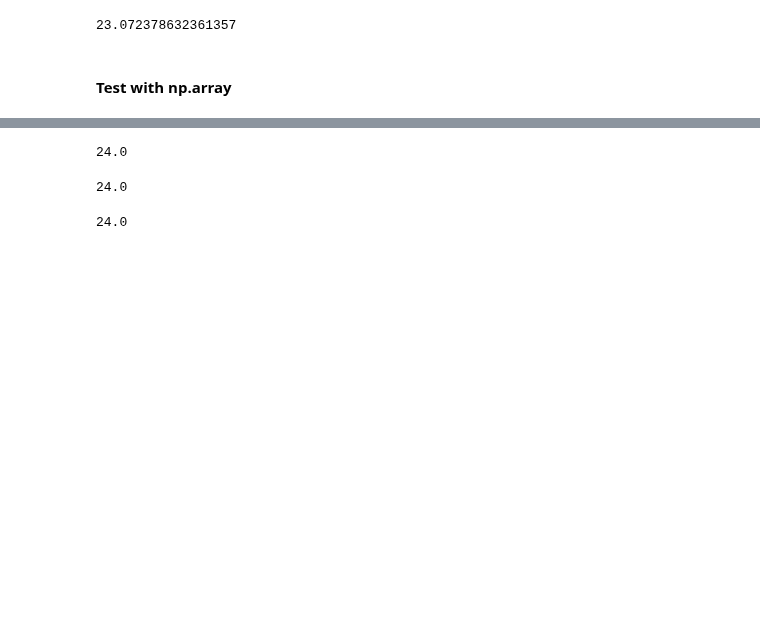
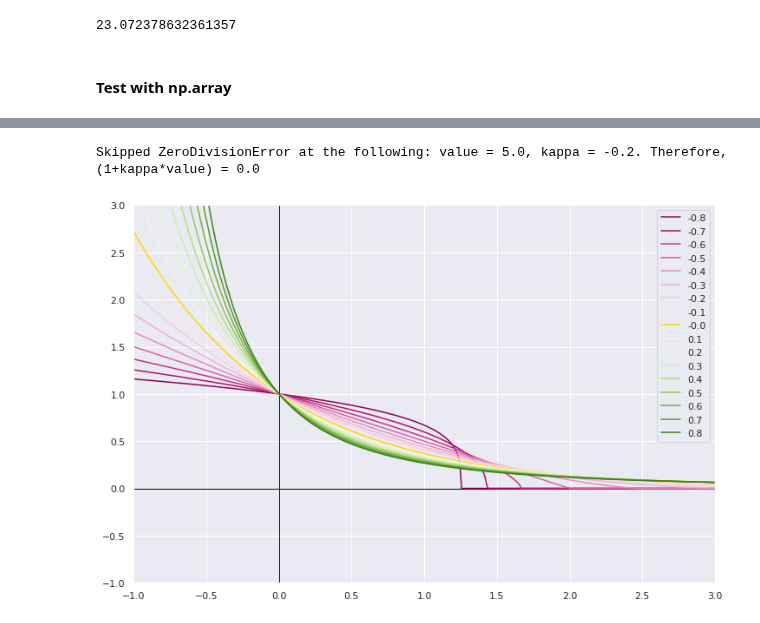
Before and after one commit to Photrek/Nonlinear-Statistical-Coupling, a Jupyter notebook: workspace/kevin/function_scrapwork.ipynb, the cells around one changed output, grey strips where cells are left out. Drawn from its saved outputs; the diff is of its cells as text; code cells hidden in the pictures; blank space fills up the shorter version.

```diff
--- a/workspace/kevin/function_scrapwork.ipynb
+++ b/workspace/kevin/function_scrapwork.ipynb
@@ -174,14 +171,22 @@ from scipy import special as scipy
-# %%
-kappa = 0.1
-# %%
-math.gamma(1 / (2*kappa))
-# %% [output]
-24.0
-# %%
-gamma(1 / (2*kappa))
-# %% [output]
-24.0
-# %%
-scipy.gamma(1 / (2*kappa))
-# %% [output]
-24.0
+# %%
+fig, ax = plt.subplots(figsize=(12, 8))
+ax.axvline(c='black', lw=1)
+ax.axhline(c='black', lw=1)
+
+cm = plt.get_cmap('PiYG')
+kappa_values = [round(value, 1) for value in np.arange(-0.8, 0.9, 0.1)]
+n = len(kappa_values)
+ax.set_prop_cycle(color=['gold' if kappa==0 else cm(1.*i/n) for i, kappa in enumerate(kappa_values)])
+
+plt.xlim(-1, 3)
+plt.ylim(-1, 3)
+
+for kappa in kappa_values:
+    y[kappa] = 1/coupled_exponential(X, kappa)
+    plt.plot(X, y[kappa], label=kappa)
+
+plt.legend()
+plt.show();
+# %% [output]
+Skipped ZeroDivisionError at the following: value = 5.0, kappa = -0.2. Therefore,(1+kappa*value) = 0.0
+[figure, added]
```
Also changed, not shown: parts of 3 cells of this notebook, 8 other files.
